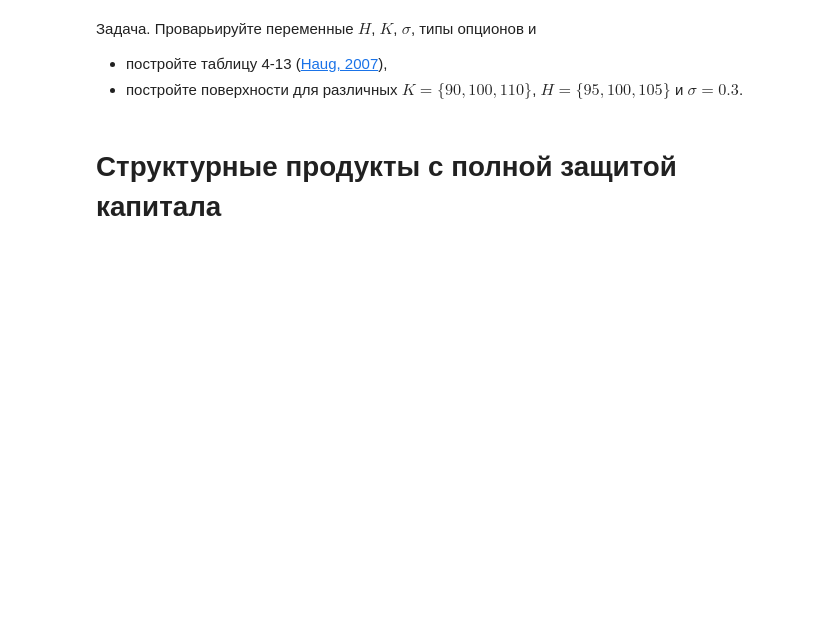
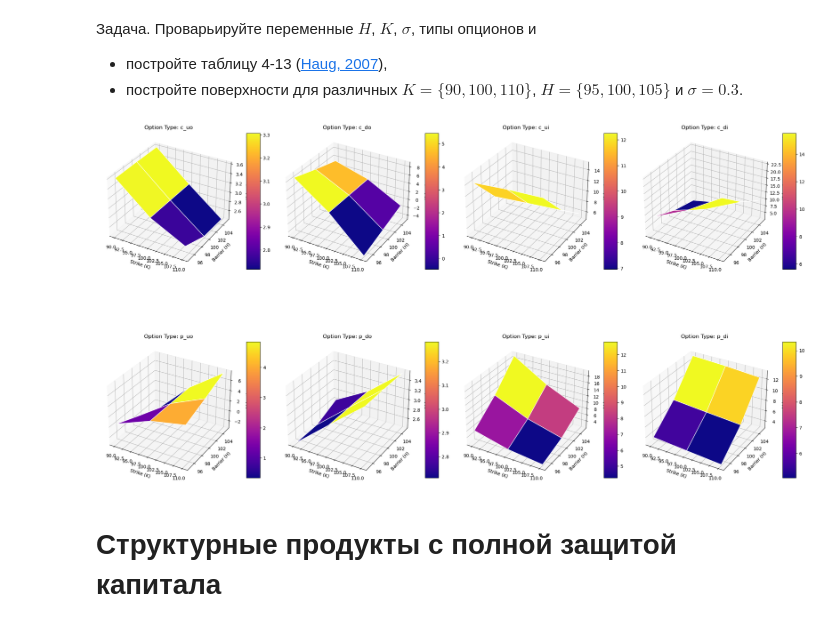
Before and after one commit to ParshakovNikita/Hybrid-and-structured-financial-instruments, a Jupyter notebook: lab 2/lab_2b_GSFP.ipynb, the cells around one changed output. Drawn from its saved outputs; the diff is of its cells as text; code cells hidden in the pictures; blank space fills up the shorter version.

```diff
--- a/lab 2/lab_2b_GSFP.ipynb
+++ b/lab 2/lab_2b_GSFP.ipynb
@@ -269,3 +267,60 @@ barrier_option(option_type, S, H, K, R, T, r, b, sigma, is_call)
+# %%
+# ваш код
+import numpy as np
+import pandas as pd
+import matplotlib.pyplot as plt
+from mpl_toolkits.mplot3d import Axes3D
+
+strike_levels = [90, 100, 110]
+barrier_levels = [95, 100, 105]
+volatility_levels = [0.25, 0.3]
+option_variants = ["Up-and-out", "Down-and-out", "Up-and-in", "Down-and-in"]
+type_shortcuts = {'Up-and-out': 'uo', 'Down-and-out': 'do', 'Up-and-in': 'ui', 'Down-and-in': 'di'}
+
+results = {'category': [], 'strike': [], 'barrier': [], 'volatility': [], 'valuation': []}
+
+for variant in ['call', 'put']:
+    for strike in strike_levels:
+        for barrier in barrier_levels:
+            for volatility in volatility_levels:
+                for option_variant in option_variants:
+                    price = barrier_option(
+                        option_variant, S, barrier, strike, R, T, r, b, volatility, variant == 'call'
+                    )
+                    results['category'].append(f"{variant[0]}_{type_shortcuts[option_variant]}")
+                    results['strike'].append(strike)
+                    results['barrier'].append(barrier)
+                    results['volatility'].append(volatility)
+                    results['valuation'].append(price)
+
+data_frame = pd.DataFrame(results)
+
+subset1 = data_frame[(data_frame.volatility == 0.25) & ((data_frame.category == 'c_uo') | (data_frame.category == 'c_do'))]
+subset2 = data_frame[(data_frame.volatility == 0.25) & ((data_frame.category == 'p_uo') | (data_frame.category == 'p_do'))]
+subset3 = data_frame[(data_frame.volatility == 0.25) & ((data_frame.category == 'p_ui') | (data_frame.category == 'p_di'))]
+subset4 = data_frame[(data_frame.volatility == 0.25) & ((data_frame.category == 'c_ui') | (data_frame.category == 'c_di'))]
+
+unique_options = data_frame.category.unique()
+chosen_volatility = 0.3
+
+fig = plt.figure(figsize=(22, 15))
+strike_grid, barrier_grid = np.meshgrid(strike_levels, barrier_levels)
+
+for index, option_type in enumerate(unique_options):
+    filtered_data = data_frame[(data_frame.category == option_type) & (data_frame.volatility == chosen_volatility)]
+    valuation_grid = filtered_data.valuation.values.reshape((3, 3))
+    ax = fig.add_subplot(2, 4, index + 1, projection="3d")
+    surface = ax.plot_surface(strike_grid, barrier_grid, valuation_grid, cmap="plasma", edgecolor="white")
+    ax.set_title(f"Option Type: {option_type}")
+    ax.set_xlabel("Strike (K)")
+    ax.set_ylabel("Barrier (H)")
+    ax.set_zlabel("Valuation")
+    fig.colorbar(surface, ax=ax, shrink=0.5, aspect=10)
+
+plt.tight_layout()
+plt.show()
+# %% [output]
+[figure, added]
 # %% [markdown]
 # Структурные продукты с полной защитой капитала
 # %% [markdown]
```
Also changed, not shown: parts of 5 cells of this notebook.
